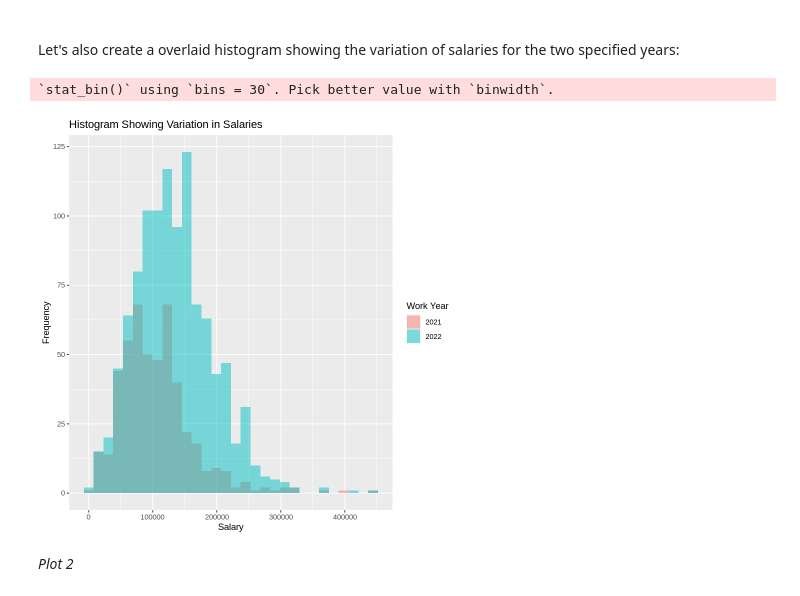
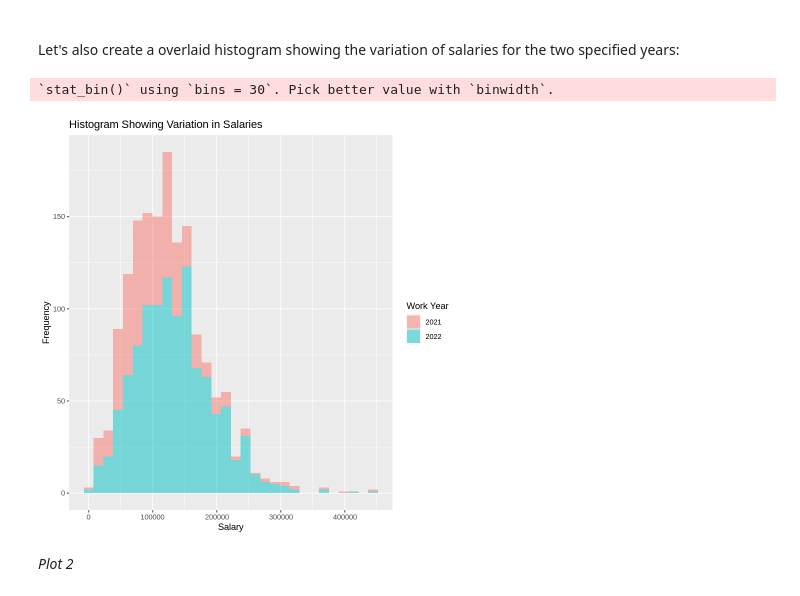
Before and after one commit to joelbonnie/CyberSecSalaryInference, a Jupyter notebook: finalReport.ipynb, the cells around one changed output. Drawn from its saved outputs; the diff is of its cells as text; code cells hidden in the pictures.

Commit message:
Changed geom_histogram

```diff
--- a/finalReport.ipynb
+++ b/finalReport.ipynb
@@ -135,18 +135,18 @@ The boxplot shows that the average annual salary is greater in 2022 and in 2021,
 # %%
 # creating the histogram with an alpha value of 0.5 and filling by the work year
 options(scipen = 5000)
 salaryHistogram <- money_relevant |>
     ggplot()+
     geom_histogram(aes(x = salary_in_usd,fill = work_year),
-                   alpha = 0.5, position = "identity") +
+                   alpha = 0.5) +
     labs(x = "Salary", y = "Frequency", fill = "Work Year") +
     ggtitle("Histogram Showing Variation in Salaries")
 
 
 salaryHistogram
 # %% [output]
 `stat_bin()` using `bins = 30`. Pick better value with `binwidth`.
-[figure, old version]
+[figure, new version]
 # %% [markdown]
 *Plot 2*
 # %% [markdown]
```
